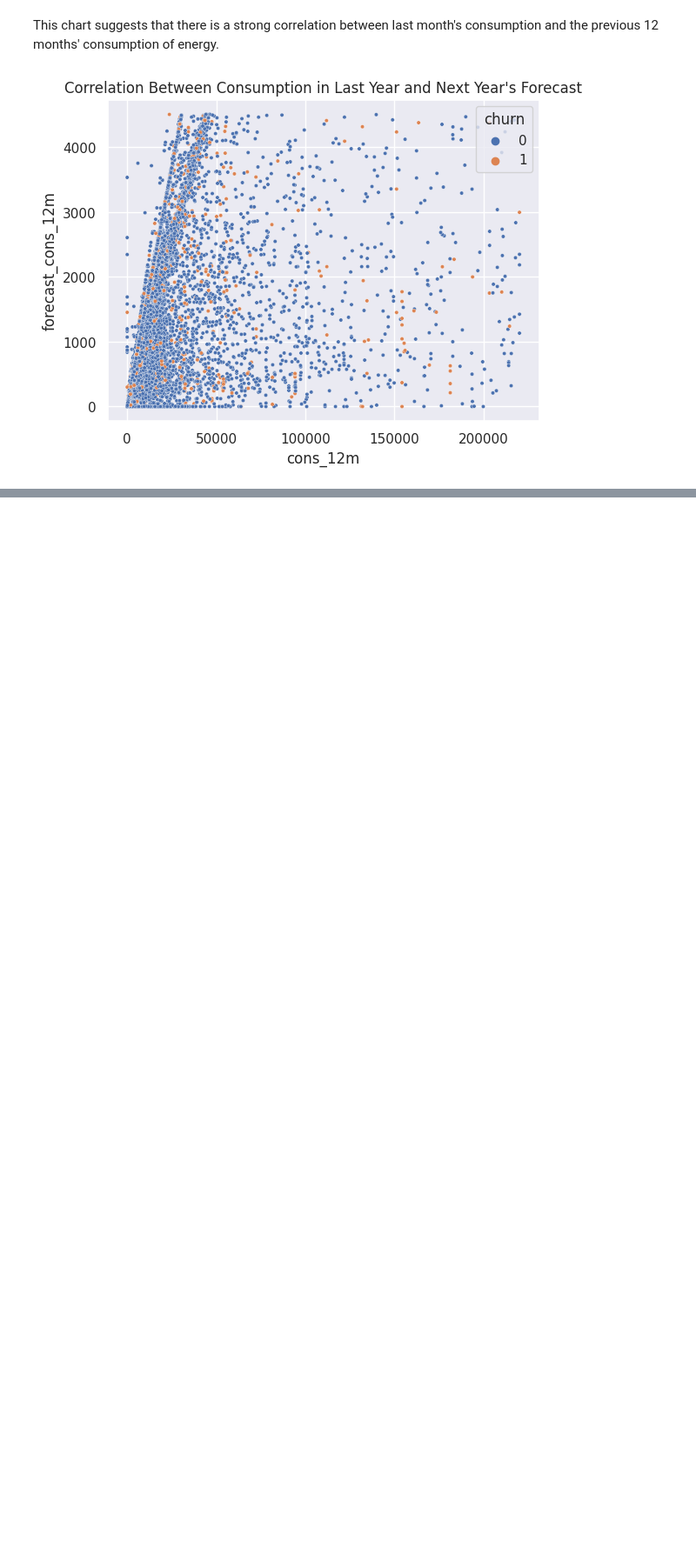
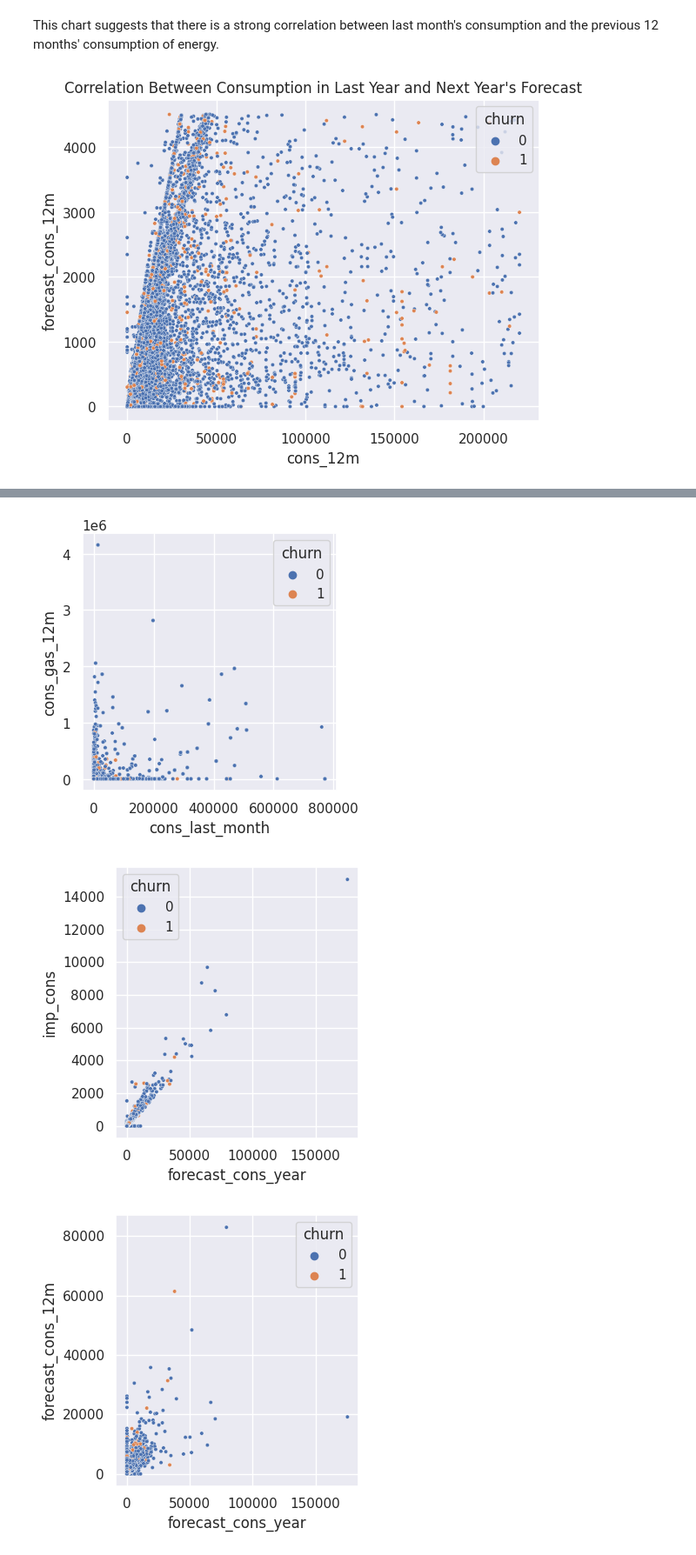
Before and after one commit to mnijadi/energy-company-customer-churn, a Jupyter notebook: notebooks/eda.ipynb, the cells around one changed output, grey strips where cells are left out. Shown at 87% size. Saved outputs shown, nothing was run; the diff lists cells and outputs as text; code cells hidden in the pictures; blank space fills up the shorter version.

```diff
--- a/notebooks/eda.ipynb
+++ b/notebooks/eda.ipynb
@@ -549,0 +584,24 @@ What we see here (after zooming in) is that there is apparent relationship betwe
+# %%
+scatter_list = [
+    ('cons_last_month', 'cons_gas_12m'),
+    ('forecast_cons_year', 'imp_cons'),
+    ('forecast_cons_year', 'forecast_cons_12m'),
+    ('forecast_price_energy_peak', 'forecast_meter_rent_12m'),
+    ('forecast_price_pow_off_peak', 'forecast_price_energy_off_peak'),
+    ('net_margin', 'forecast_cons_12m'),
+    ('pow_max', 'forecast_meter_rent_12m')
+]
+# %%
+def make_scatter(df, x, y):
+    plt.figure(figsize=(4, 4))
+    sns.scatterplot(data=df, x=x, y=y, hue='churn', s=10)
+    plt.tight_layout()
+    plt.show()
+    plt.close()
+# %%
+for x, y in scatter_list:
+    make_scatter(client_df, x, y)
+# %% [output]
+[figure, added]
+[figure, added]
+[figure, added]
```
Also changed, not shown: parts of 6 cells of this notebook, 2 other files.
